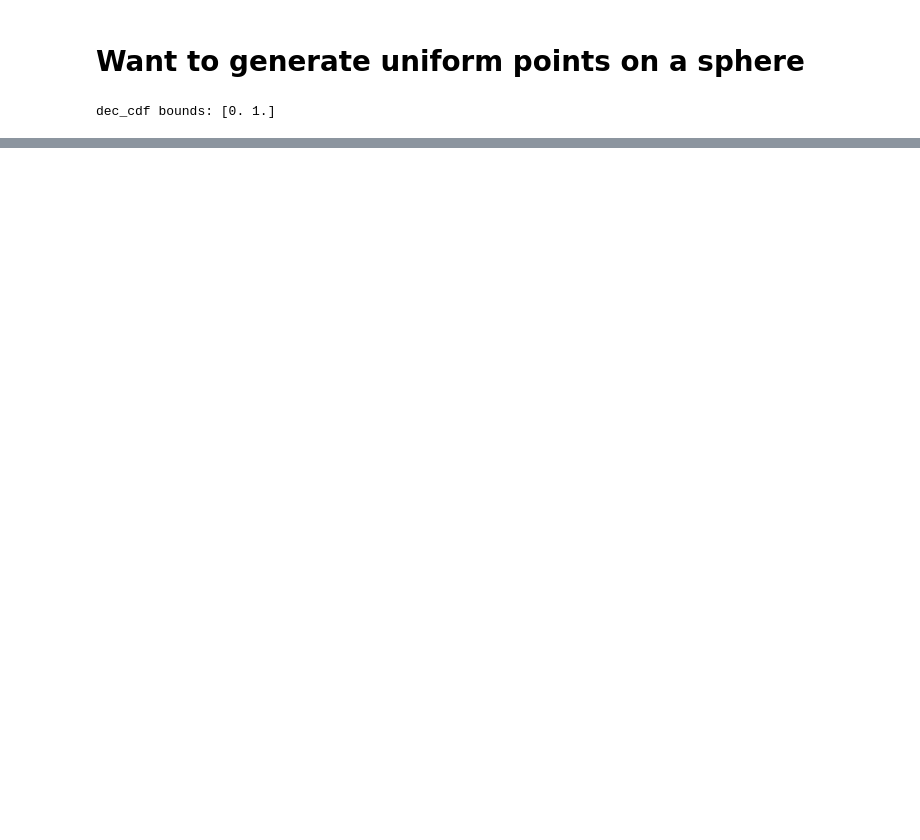
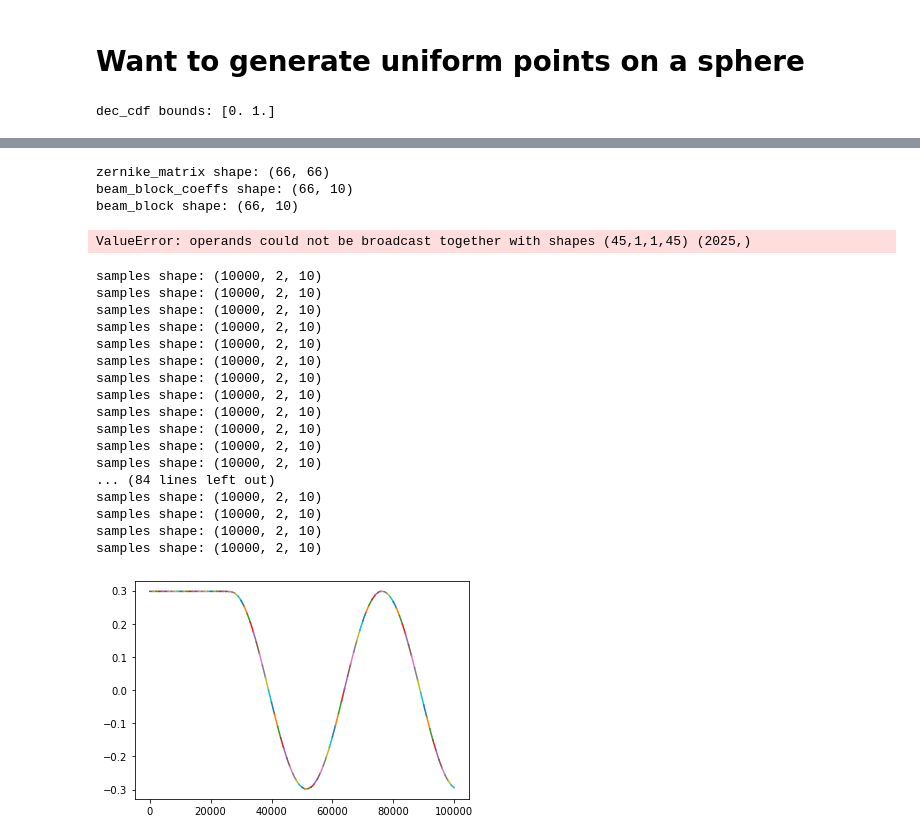
Before and after one commit to HydraRadio/VisModel, a Jupyter notebook: notebooks/beam_gibbs_sampler.ipynb, the cells around one changed output, grey strips where cells are left out. Drawn from its saved outputs; the diff is of its cells as text; code cells hidden in the pictures; blank space fills up the shorter version.

Commit message:
Can now draw beam samples

```diff
--- a/notebooks/beam_gibbs_sampler.ipynb
+++ b/notebooks/beam_gibbs_sampler.ipynb
@@ -1297,0 +1007,24 @@ array([[0, 2],
+# %%
+#new_uvd = model.uvdata.select(antenna_nums=ant_nums, inplace=False)
+
+num_coeff = 66
+num_ant = 10
+new_uvd = uvd.select(antenna_nums=uvd.antenna_numbers[:num_ant], inplace=False)
+new_uvd.select(ant_str='cross', inplace=True)
+# These should make an airy disk
+beam_coeffs=new_beam_coeffs
+
+cfg_beam = dict( ref_freq=1.e8,
+                     spectral_index=-0.6975,
+                     beam_coeffs=beam_coeffs[:num_coeff])
+beams = BeamList([ZernikeBeam(**cfg_beam)])
+#hera_sim_model = ModelData(uvdata=new_uvd, beams=beams, sky_model=sm)
+
+prior_mean_block=np.repeat(np.array(beam_coeffs[:num_coeff])[np.newaxis, :],
+                           new_uvd.Nants_data, axis=0)
+prior_cov_block = 1 * np.vstack(num_ant * [np.eye(num_coeff)])
+
+bs = beam_sampler(sm, new_uvd, beam_coeffs[:num_coeff],
+                  1e-10*np.ones(np.size(new_uvd.data_array)),
+                  prior_mean_block=prior_mean_block,
+                  prior_cov_block=prior_cov_block)
@@ -1297,0 +1035,6 @@ array([[0, 2],
+# %%
+radial = np.sqrt(np.sum(bs.skymodel.pos_lmn[:2]**2, axis=0))
+airy_vec = (4 * jv(1, 2 * radial)**2)/(2 * radial)**2
+new_beam_coeffs = np.linalg.inv(bs.zernike_matrix) @ airy_vec
+
+print(new_beam_coeffs)
@@ -1297,0 +1059,37 @@ array([[0, 2],
+# %%
+bs = beam_sampler(sm, new_uvd, new_beam_coeffs[:num_coeff],
+                  1e-10*np.ones(np.size(new_uvd.data_array)),
+                  prior_mean_block=prior_mean_block,
+                  prior_cov_block=prior_cov_block)
+# %% [output]
+zernike_matrix shape: (66, 66)
+beam_block_coeffs shape: (66, 10)
+beam_block shape: (66, 10)
+ValueError: operands could not be broadcast together with shapes (45,1,1,45) (2025,)
+# %%
+N_run = 100
+N_iter = 1e3
+for run_iter in range(N_run):
+    samples = bs.get_gibbs_samples(N_iter=N_iter)
+    series = np.real(samples[::num_ant, 0, 0])
+    plt.plot(np.arange(run_iter*N_iter, (run_iter + 1)*N_iter), series)
+    del samples
+# %% [output]
+samples shape: (10000, 2, 10)
+samples shape: (10000, 2, 10)
+samples shape: (10000, 2, 10)
+samples shape: (10000, 2, 10)
+samples shape: (10000, 2, 10)
+samples shape: (10000, 2, 10)
+samples shape: (10000, 2, 10)
+samples shape: (10000, 2, 10)
+samples shape: (10000, 2, 10)
+samples shape: (10000, 2, 10)
+samples shape: (10000, 2, 10)
+samples shape: (10000, 2, 10)
+... (84 lines left out)
+samples shape: (10000, 2, 10)
+samples shape: (10000, 2, 10)
+samples shape: (10000, 2, 10)
+samples shape: (10000, 2, 10)
+[figure, added]
```
Also changed, not shown: parts of 37 cells of this notebook.
